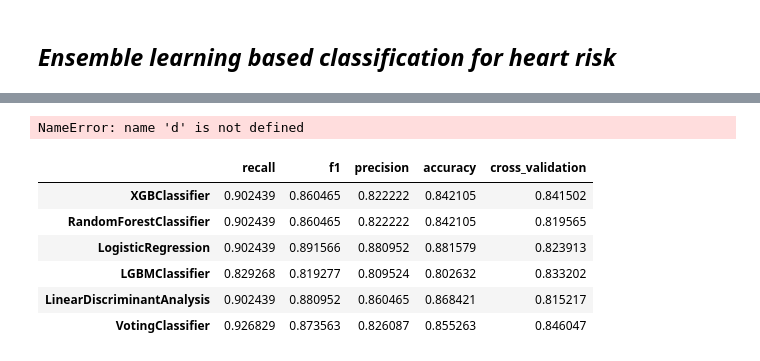
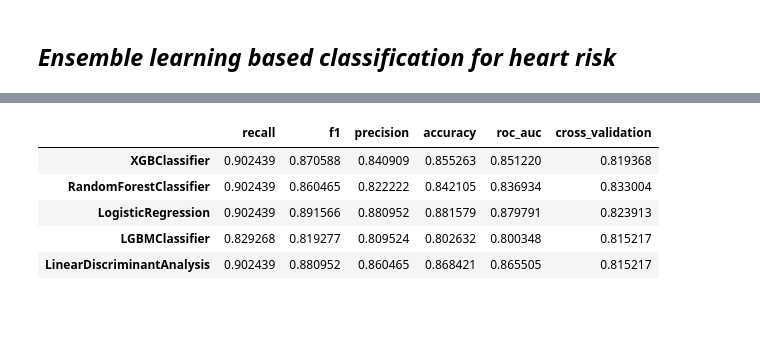
Before and after one commit to rrahman1234/Udacity_ML_Nanodegree, a Jupyter notebook: Hear_Risk_Analytics.ipynb, the cells around one changed output, grey strips where cells are left out. Cells and saved outputs as stored; diff of their text form; code cells hidden in the pictures; blank space fills up the shorter version.

```diff
--- a/Hear_Risk_Analytics.ipynb
+++ b/Hear_Risk_Analytics.ipynb
@@ -580,7 +582,7 @@ params = {
 }
 
 #Initializing Grid Search with Stratified K Fold
-xgb_ml = RandomizedSearchCV(clf_mdl, param_distributions=params, n_jobs=4, cv=kfold)
+xgb_ml = RandomizedSearchCV(clf_mdl, param_distributions=params, n_jobs=-1, cv=kfold)
 xgb_ml.fit(X_train,y_train)
 # %% [output]
 RandomizedSearchCV(cv=StratifiedKFold(n_splits=5, random_state=None, shuffle=False),
@@ -852,7 +901,7 @@ VotingPredictor = VotingClassifier(estimators =
                             ('lda', Tuned_model_lda),
                             ('xgb', Tuned_model_xgb),
                             ('lgb', Tuned_model_lgb)],
-                           voting='soft', n_jobs = 4)
+                           voting='soft', n_jobs = -1)
 
 
-VotingPredictor = VotingPredictor.fit(X_train, y_train)
+VotingPredictor = VotingPredictor.fit(X_train, y_train);
@@ -903,23 +944,22 @@ for item in enumerate(ML_models):
     f1_scr = f1_score(y_test, y_pred)
     precision_scr = precision_score(y_test, y_pred)
     accuracy_scr = accuracy_score(y_test, y_pred)
-    cross_val_scr = cross_val_score(ML_models[item[0]], X_train, y_train,cv=10, n_jobs = 2, scoring = 'accuracy').mean()
+    roc_auc_scr = roc_auc_score(y_test, y_pred)
+    cross_val_scr = cross_val_score(ML_models[item[0]], X_train, y_train,cv=10, n_jobs = -1, scoring = 'accuracy').mean()
     model_name.append(type(ML_models[item[0]]).__name__)
-    model_metrics.append([recall_scr, f1_scr, precision_scr, accuracy_scr, cross_val_scr])
+    model_metrics.append([recall_scr, f1_scr, precision_scr, accuracy_scr, roc_auc_scr, cross_val_scr])
 
 
 for i in range(len(model_name)):
     data_dict[model_name[i]] = model_metrics[i]
-# %% [output]
-NameError: name 'd' is not defined
 # %%
-metrics_name = ['recall', 'f1', 'precision','accuracy', 'cross_validation']
-pd.DataFrame.from_dict(data_dict, orient='index', columns=metrics_name)
+metrics_name = ['recall', 'f1', 'precision','accuracy', 'roc_auc', 'cross_validation']
+Metrics_df = pd.DataFrame.from_dict(data_dict, orient='index', columns=metrics_name)
+Metrics_df.head()
 # %% [output]
-|  | recall | f1 | precision | accuracy | cross_validation |
-| XGBClassifier | 0.902439 | 0.860465 | 0.822222 | 0.842105 | 0.841502 |
-| RandomForestClassifier | 0.902439 | 0.860465 | 0.822222 | 0.842105 | 0.819565 |
-| LogisticRegression | 0.902439 | 0.891566 | 0.880952 | 0.881579 | 0.823913 |
-| LGBMClassifier | 0.829268 | 0.819277 | 0.809524 | 0.802632 | 0.833202 |
-| LinearDiscriminantAnalysis | 0.902439 | 0.880952 | 0.860465 | 0.868421 | 0.815217 |
-| VotingClassifier | 0.926829 | 0.873563 | 0.826087 | 0.855263 | 0.846047 |
+|  | recall | f1 | precision | accuracy | roc_auc | cross_validation |
+| XGBClassifier | 0.902439 | 0.870588 | 0.840909 | 0.855263 | 0.851220 | 0.819368 |
+| RandomForestClassifier | 0.902439 | 0.860465 | 0.822222 | 0.842105 | 0.836934 | 0.833004 |
+| LogisticRegression | 0.902439 | 0.891566 | 0.880952 | 0.881579 | 0.879791 | 0.823913 |
+| LGBMClassifier | 0.829268 | 0.819277 | 0.809524 | 0.802632 | 0.800348 | 0.815217 |
+| LinearDiscriminantAnalysis | 0.902439 | 0.880952 | 0.860465 | 0.868421 | 0.865505 | 0.815217 |
```
Also changed, not shown: parts of 37 cells of this notebook.
